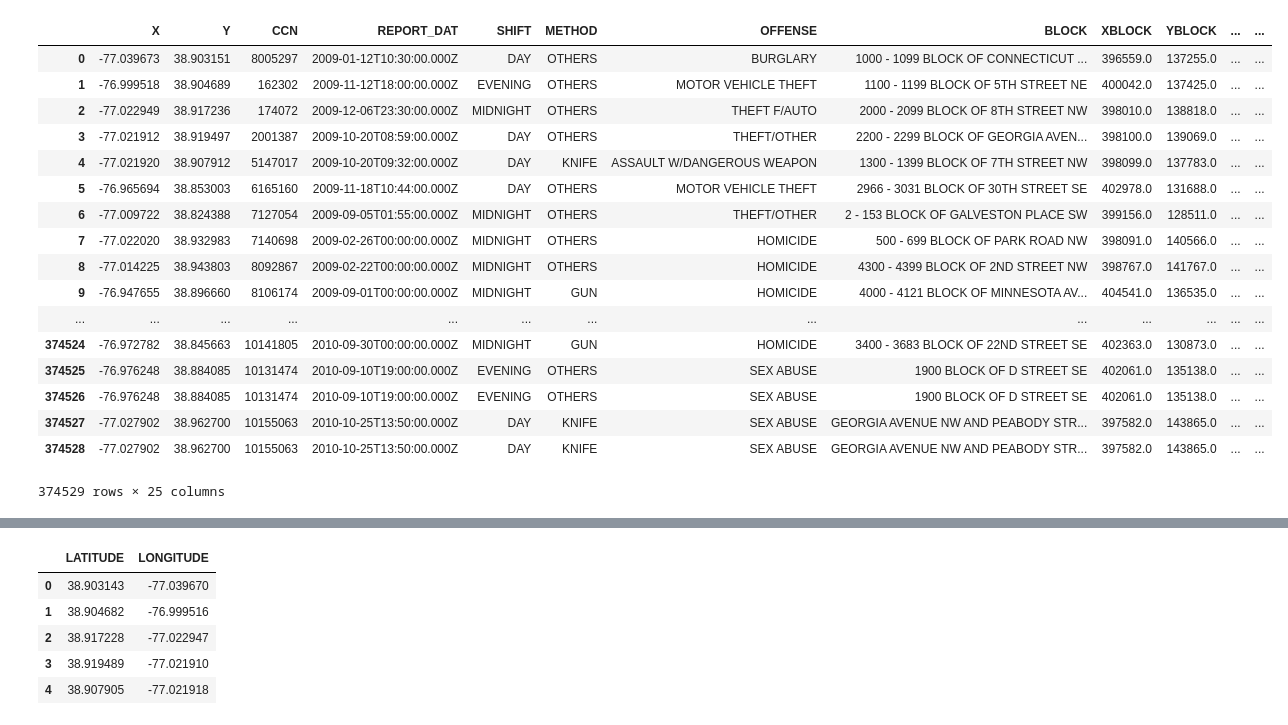
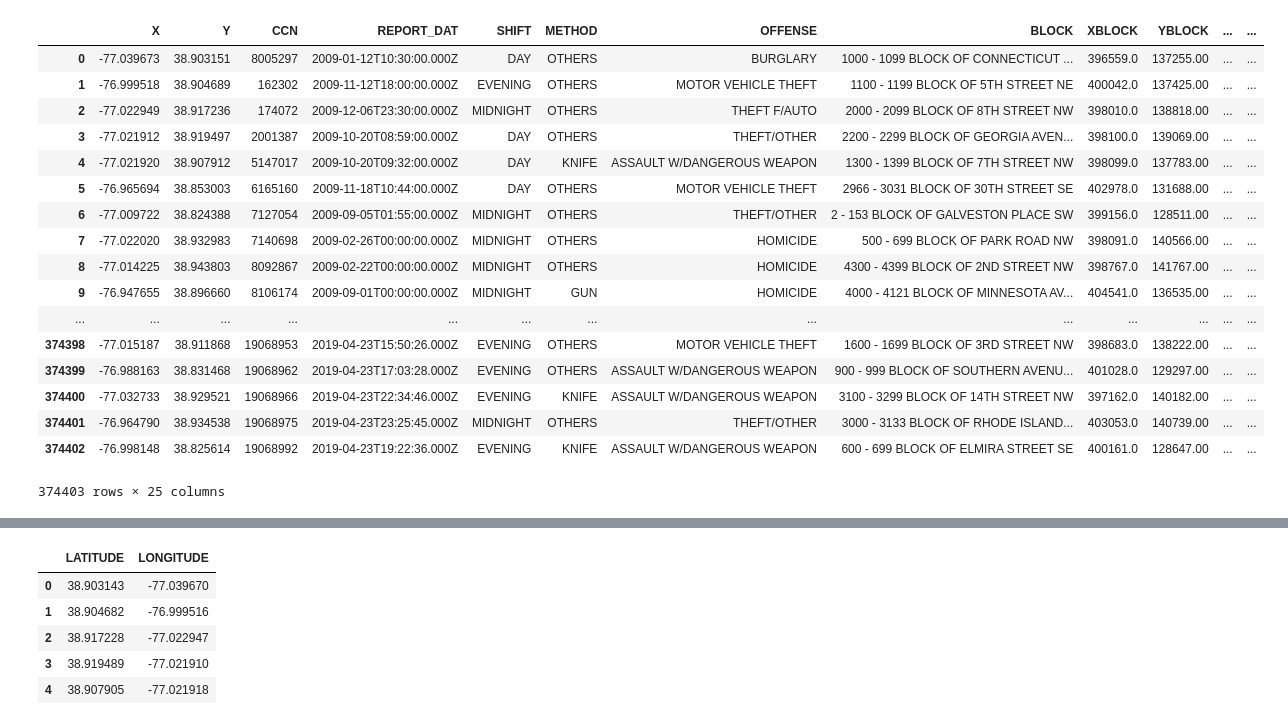
Before and after one commit to iraismgarcia5/Project_DC_Crime_Analysis, a Jupyter notebook: Project1_Analysis.ipynb, the cells around one changed output, grey strips where cells are left out. Drawn from its saved outputs; the diff is of its cells as text; code cells hidden in the pictures.

Commit message:
updated paths

```diff
--- a/Project1_Analysis.ipynb
+++ b/Project1_Analysis.ipynb
@@ -57,42 +57,42 @@ csv_2009_df=pd.read_csv("/Users/lolitadias/desktop/Project1-Additional_Docs/Reso
 # %%
 #Use glob to match the pattern ‘csv’
 #Match the pattern (‘csv’) and save the list of file names in the ‘all_files’ variable.
 #extension = 'csv'
 #Use pandas to concatenate all files in the list and export as CSV.
 #The output file is named “dc_crimes.csv” located in your working directory.
 #combine all files in the list
-path = '/Users/lolitadias/desktop/Project1-Additional_Docs/Resources/'
+path = '../Project1_DC_Crime_Analysis/Resources'
 all_files = glob.glob(path + "/*.csv")
 all_files
 row = []
 
 for filename in all_files:
    df = pd.read_csv(filename, index_col=None, header=0)
    row.append(df)
 
 dc_crimes = pd.concat(row, axis=0, ignore_index=True)
 dc_crimes_df=pd.DataFrame(dc_crimes)
 dc_crimes_df.count()
 dc_crimes_df
 # %% [output]
 |  | X | Y | CCN | REPORT_DAT | SHIFT | METHOD | OFFENSE | BLOCK | XBLOCK | YBLOCK | ... | ... |
-| 0 | -77.039673 | 38.903151 | 8005297 | 2009-01-12T10:30:00.000Z | DAY | OTHERS | BURGLARY | 1000 - 1099 BLOCK OF CONNECTICUT ... | 396559.0 | 137255.0 | ... | ... |
-| 1 | -76.999518 | 38.904689 | 162302 | 2009-11-12T18:00:00.000Z | EVENING | OTHERS | MOTOR VEHICLE THEFT | 1100 - 1199 BLOCK OF 5TH STREET NE | 400042.0 | 137425.0 | ... | ... |
-| 2 | -77.022949 | 38.917236 | 174072 | 2009-12-06T23:30:00.000Z | MIDNIGHT | OTHERS | THEFT F/AUTO | 2000 - 2099 BLOCK OF 8TH STREET NW | 398010.0 | 138818.0 | ... | ... |
-| 3 | -77.021912 | 38.919497 | 2001387 | 2009-10-20T08:59:00.000Z | DAY | OTHERS | THEFT/OTHER | 2200 - 2299 BLOCK OF GEORGIA AVEN... | 398100.0 | 139069.0 | ... | ... |
-| 4 | -77.021920 | 38.907912 | 5147017 | 2009-10-20T09:32:00.000Z | DAY | KNIFE | ASSAULT W/DANGEROUS WEAPON | 1300 - 1399 BLOCK OF 7TH STREET NW | 398099.0 | 137783.0 | ... | ... |
-| 5 | -76.965694 | 38.853003 | 6165160 | 2009-11-18T10:44:00.000Z | DAY | OTHERS | MOTOR VEHICLE THEFT | 2966 - 3031 BLOCK OF 30TH STREET SE | 402978.0 | 131688.0 | ... | ... |
-| 6 | -77.009722 | 38.824388 | 7127054 | 2009-09-05T01:55:00.000Z | MIDNIGHT | OTHERS | THEFT/OTHER | 2 - 153 BLOCK OF GALVESTON PLACE SW | 399156.0 | 128511.0 | ... | ... |
-| 7 | -77.022020 | 38.932983 | 7140698 | 2009-02-26T00:00:00.000Z | MIDNIGHT | OTHERS | HOMICIDE | 500 - 699 BLOCK OF PARK ROAD NW | 398091.0 | 140566.0 | ... | ... |
-| 8 | -77.014225 | 38.943803 | 8092867 | 2009-02-22T00:00:00.000Z | MIDNIGHT | OTHERS | HOMICIDE | 4300 - 4399 BLOCK OF 2ND STREET NW | 398767.0 | 141767.0 | ... | ... |
-| 9 | -76.947655 | 38.896660 | 8106174 | 2009-09-01T00:00:00.000Z | MIDNIGHT | GUN | HOMICIDE | 4000 - 4121 BLOCK OF MINNESOTA AV... | 404541.0 | 136535.0 | ... | ... |
+| 0 | -77.039673 | 38.903151 | 8005297 | 2009-01-12T10:30:00.000Z | DAY | OTHERS | BURGLARY | 1000 - 1099 BLOCK OF CONNECTICUT ... | 396559.0 | 137255.00 | ... | ... |
+| 1 | -76.999518 | 38.904689 | 162302 | 2009-11-12T18:00:00.000Z | EVENING | OTHERS | MOTOR VEHICLE THEFT | 1100 - 1199 BLOCK OF 5TH STREET NE | 400042.0 | 137425.00 | ... | ... |
+| 2 | -77.022949 | 38.917236 | 174072 | 2009-12-06T23:30:00.000Z | MIDNIGHT | OTHERS | THEFT F/AUTO | 2000 - 2099 BLOCK OF 8TH STREET NW | 398010.0 | 138818.00 | ... | ... |
+| 3 | -77.021912 | 38.919497 | 2001387 | 2009-10-20T08:59:00.000Z | DAY | OTHERS | THEFT/OTHER | 2200 - 2299 BLOCK OF GEORGIA AVEN... | 398100.0 | 139069.00 | ... | ... |
+| 4 | -77.021920 | 38.907912 | 5147017 | 2009-10-20T09:32:00.000Z | DAY | KNIFE | ASSAULT W/DANGEROUS WEAPON | 1300 - 1399 BLOCK OF 7TH STREET NW | 398099.0 | 137783.00 | ... | ... |
+| 5 | -76.965694 | 38.853003 | 6165160 | 2009-11-18T10:44:00.000Z | DAY | OTHERS | MOTOR VEHICLE THEFT | 2966 - 3031 BLOCK OF 30TH STREET SE | 402978.0 | 131688.00 | ... | ... |
+| 6 | -77.009722 | 38.824388 | 7127054 | 2009-09-05T01:55:00.000Z | MIDNIGHT | OTHERS | THEFT/OTHER | 2 - 153 BLOCK OF GALVESTON PLACE SW | 399156.0 | 128511.00 | ... | ... |
+| 7 | -77.022020 | 38.932983 | 7140698 | 2009-02-26T00:00:00.000Z | MIDNIGHT | OTHERS | HOMICIDE | 500 - 699 BLOCK OF PARK ROAD NW | 398091.0 | 140566.00 | ... | ... |
+| 8 | -77.014225 | 38.943803 | 8092867 | 2009-02-22T00:00:00.000Z | MIDNIGHT | OTHERS | HOMICIDE | 4300 - 4399 BLOCK OF 2ND STREET NW | 398767.0 | 141767.00 | ... | ... |
+| 9 | -76.947655 | 38.896660 | 8106174 | 2009-09-01T00:00:00.000Z | MIDNIGHT | GUN | HOMICIDE | 4000 - 4121 BLOCK OF MINNESOTA AV... | 404541.0 | 136535.00 | ... | ... |
 | ... | ... | ... | ... | ... | ... | ... | ... | ... | ... | ... | ... | ... |
-| 374524 | -76.972782 | 38.845663 | 10141805 | 2010-09-30T00:00:00.000Z | MIDNIGHT | GUN | HOMICIDE | 3400 - 3683 BLOCK OF 22ND STREET SE | 402363.0 | 130873.0 | ... | ... |
-| 374525 | -76.976248 | 38.884085 | 10131474 | 2010-09-10T19:00:00.000Z | EVENING | OTHERS | SEX ABUSE | 1900 BLOCK OF D STREET SE | 402061.0 | 135138.0 | ... | ... |
-| 374526 | -76.976248 | 38.884085 | 10131474 | 2010-09-10T19:00:00.000Z | EVENING | OTHERS | SEX ABUSE | 1900 BLOCK OF D STREET SE | 402061.0 | 135138.0 | ... | ... |
-| 374527 | -77.027902 | 38.962700 | 10155063 | 2010-10-25T13:50:00.000Z | DAY | KNIFE | SEX ABUSE | GEORGIA AVENUE NW AND PEABODY STR... | 397582.0 | 143865.0 | ... | ... |
-| 374528 | -77.027902 | 38.962700 | 10155063 | 2010-10-25T13:50:00.000Z | DAY | KNIFE | SEX ABUSE | GEORGIA AVENUE NW AND PEABODY STR... | 397582.0 | 143865.0 | ... | ... |
+| 374398 | -77.015187 | 38.911868 | 19068953 | 2019-04-23T15:50:26.000Z | EVENING | OTHERS | MOTOR VEHICLE THEFT | 1600 - 1699 BLOCK OF 3RD STREET NW | 398683.0 | 138222.00 | ... | ... |
+| 374399 | -76.988163 | 38.831468 | 19068962 | 2019-04-23T17:03:28.000Z | EVENING | OTHERS | ASSAULT W/DANGEROUS WEAPON | 900 - 999 BLOCK OF SOUTHERN AVENU... | 401028.0 | 129297.00 | ... | ... |
+| 374400 | -77.032733 | 38.929521 | 19068966 | 2019-04-23T22:34:46.000Z | EVENING | KNIFE | ASSAULT W/DANGEROUS WEAPON | 3100 - 3299 BLOCK OF 14TH STREET NW | 397162.0 | 140182.00 | ... | ... |
+| 374401 | -76.964790 | 38.934538 | 19068975 | 2019-04-23T23:25:45.000Z | MIDNIGHT | OTHERS | THEFT/OTHER | 3000 - 3133 BLOCK OF RHODE ISLAND... | 403053.0 | 140739.00 | ... | ... |
+| 374402 | -76.998148 | 38.825614 | 19068992 | 2019-04-23T19:22:36.000Z | EVENING | KNIFE | ASSAULT W/DANGEROUS WEAPON | 600 - 699 BLOCK OF ELMIRA STREET SE | 400161.0 | 128647.00 | ... | ... |
-374529 rows × 25 columns
+374403 rows × 25 columns
 # %%
 #Split the data in REPORT_DAT column to get Date and Time information
 dc_crimes_df[['REPORT_DAT','Time']] = dc_crimes_df['REPORT_DAT'].str.split('T',expand=True)
```
Also changed, not shown: parts of 5 cells of this notebook.
